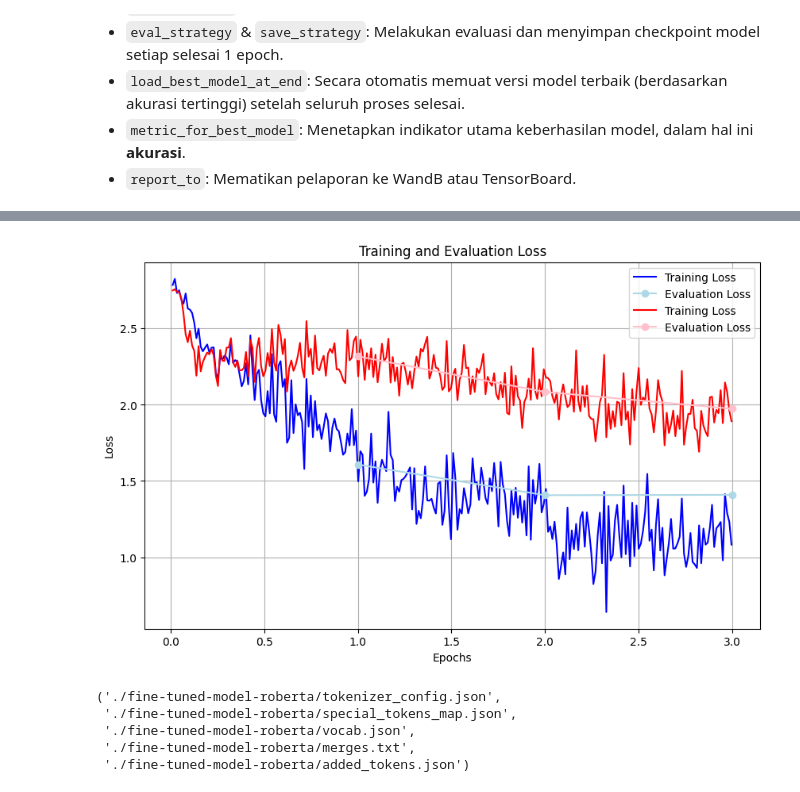
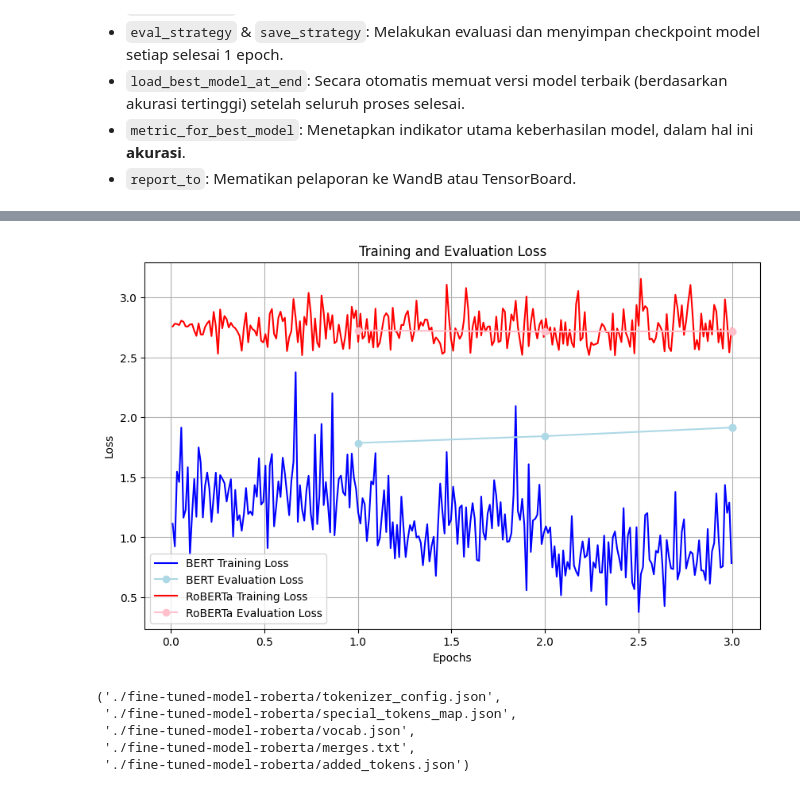
Before and after one commit to FeliciaCalista/Prediksi-MBTI-dengan-BERT-dan-RoBERTa, a Jupyter notebook: Personality_Prediction.ipynb, the cells around one changed output, grey strips where cells are left out. Drawn from its saved outputs; the diff is of its cells as text; code cells hidden in the pictures.

```diff
--- a/Personality_Prediction.ipynb
+++ b/Personality_Prediction.ipynb
@@ -408,21 +434,44 @@ training_args_roberta = TrainingArguments(
 )
+# %%
+# Class weight untuk BERT
+labels_train_bert = [label.item() if isinstance(label, torch.Tensor) else label
+                     for label in train_dataset_bert.labels]
+labels_train_bert = np.array(labels_train_bert)
+
+class_weights_bert = compute_class_weight(
+    class_weight="balanced",
+    classes=np.unique(labels_train_bert),
+    y=labels_train_bert
+)
+class_weights_bert = torch.tensor(class_weights_bert, dtype=torch.float)
+
+# Class weight untuk RoBERTa
+labels_train_roberta = [label.item() if isinstance(label, torch.Tensor) else label
+                        for label in train_dataset_roberta.labels]
+labels_train_roberta = np.array(labels_train_roberta)
+class_weights_roberta = compute_class_weight(
+    class_weight="balanced",
+    classes=np.unique(labels_train_roberta),
+    y=labels_train_roberta
+)
+class_weights_roberta = torch.tensor(class_weights_roberta, dtype=torch.float)
 # %%
-# Membuat objek Trainer untuk menjalankan pelatihan BERT
-trainer_bert = Trainer(
+trainer_bert = WeightedTrainer(
     model=model_bert,
     args=training_args_bert,
     train_dataset=train_dataset_bert,
     eval_dataset=val_dataset_bert,
-    compute_metrics=compute_metrics
+    compute_metrics=compute_metrics,
+    class_weights=class_weights_bert
 )
 
-# Membuat objek Trainer untuk menjalankan pelatihan RoBERTa
-trainer_roberta = Trainer(
+trainer_roberta = WeightedTrainer(
     model=model_roberta,
     args=training_args_roberta,
     train_dataset=train_dataset_roberta,
     eval_dataset=val_dataset_roberta,
-    compute_metrics=compute_metrics
+    compute_metrics=compute_metrics,
+    class_weights=class_weights_roberta
 )
 # %%
 trainer_bert.train()
@@ -445,34 +495,34 @@ TrainOutput(global_step=2604, training_loss=2.1704408444933443, metrics={'train_
 # %%
 # Mengambil Data Historis
 history_bert = trainer_bert.state.log_history
 history_roberta = trainer_roberta.state.log_history
 
 # Memfilter Data
 train_loss_bert = [log['loss'] for log in history_bert if 'loss' in log]
 eval_loss_bert = [log['eval_loss'] for log in history_bert if 'eval_loss' in log]
 epochs_bert = [log['epoch'] for log in history_bert if 'loss' in log]
 eval_epochs_bert = [log['epoch'] for log in history_bert if 'eval_loss' in log]
 
 train_loss_roberta = [log['loss'] for log in history_roberta if 'loss' in log]
 eval_loss_roberta = [log['eval_loss'] for log in history_roberta if 'eval_loss' in log]
 epochs_roberta = [log['epoch'] for log in history_roberta if 'loss' in log]
 eval_epochs_roberta = [log['epoch'] for log in history_roberta if 'eval_loss' in log]
 
 # Plot Grafik
 plt.figure(figsize=(10, 6))
-plt.plot(epochs_bert, train_loss_bert, label='Training Loss', color='blue')
-plt.plot(eval_epochs_bert, eval_loss_bert, label='Evaluation Loss', color='lightblue', marker='o')
-plt.plot(epochs_roberta, train_loss_roberta, label='Training Loss', color='red')
-plt.plot(eval_epochs_roberta, eval_loss_roberta, label='Evaluation Loss', color='pink', marker='o')
+plt.plot(epochs_bert, train_loss_bert, label='BERT Training Loss', color='blue')
+plt.plot(eval_epochs_bert, eval_loss_bert, label='BERT Evaluation Loss', color='lightblue', marker='o')
+plt.plot(epochs_roberta, train_loss_roberta, label='RoBERTa Training Loss', color='red')
+plt.plot(eval_epochs_roberta, eval_loss_roberta, label='RoBERTa Evaluation Loss', color='pink', marker='o')
 
 plt.title('Training and Evaluation Loss')
 plt.xlabel('Epochs')
 plt.ylabel('Loss')
 plt.legend()
 plt.grid(True)
 plt.show()
 # %% [output]
-[figure, old version]
+[figure, new version]
 # %%
 # Save the model
 model_bert.save_pretrained('./fine-tuned-model-bert')
```
Also changed, not shown: parts of 26 cells of this notebook.
